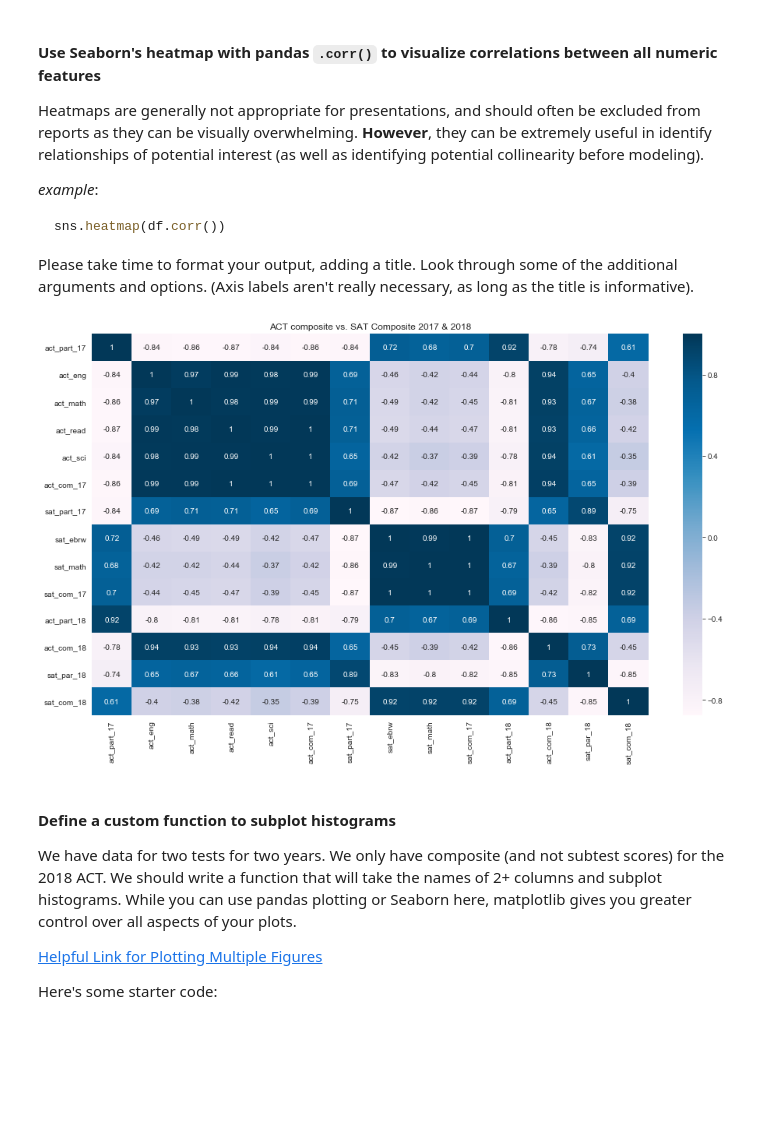
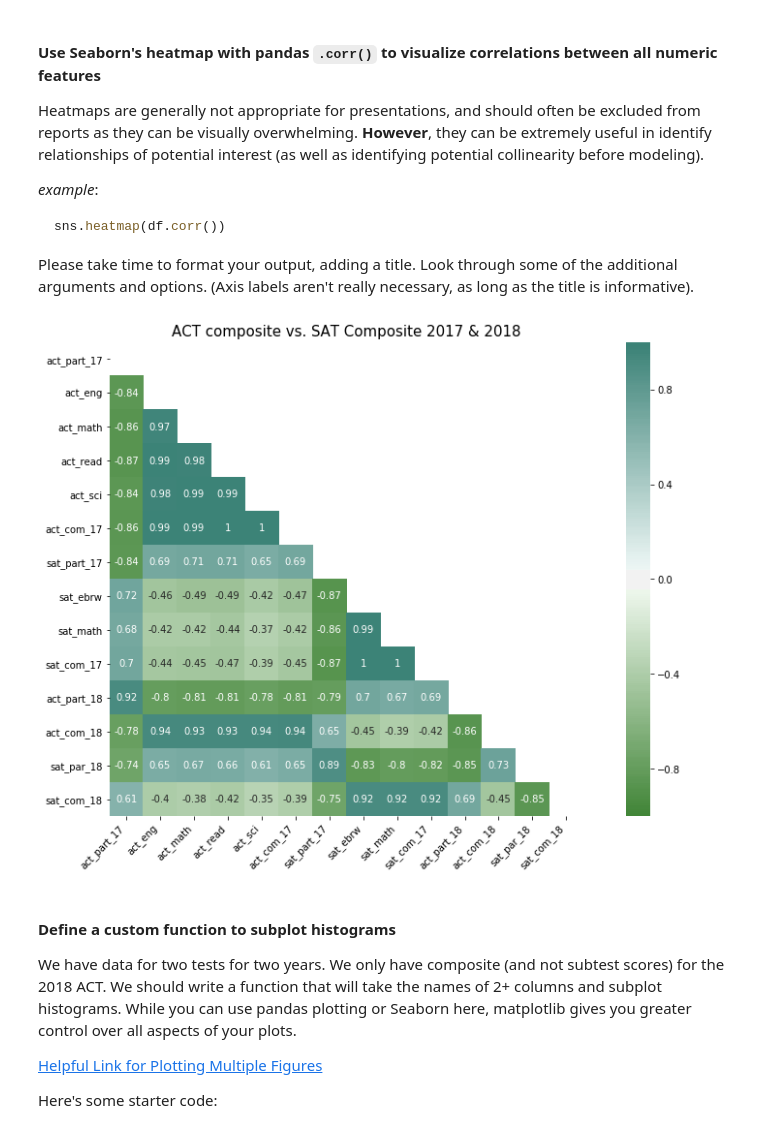
Before and after one commit to pwalesdi/GA_Project_1, a Jupyter notebook: code/SAT_ACT_LAB.ipynb, the cells around one changed output. Cells and saved outputs as stored; diff of their text form; code cells hidden in the pictures; blank space fills up the shorter version.

````diff
--- a/code/SAT_ACT_LAB.ipynb
+++ b/code/SAT_ACT_LAB.ipynb
@@ -600,13 +600,31 @@ sns.heatmap(df.corr())
 ```
 
 Please take time to format your output, adding a title. Look through some of the additional arguments and options. (Axis labels aren't really necessary, as long as the title is informative).
-# %%
-import seaborn as sns
-plt.figure(figsize=(16, 9))
-sns.heatmap((act_sat1718.corr()), cmap='PuBu', annot=True);
-plt.title("ACT composite vs. SAT Composite 2017 & 2018");
-# %% [output]
-[figure, removed]
+# %%
+import seaborn as sns
+plt.figure(figsize=(16, 9))
+
+corr = act_sat1718.corr()
+# Set up mask to be "True" in the upper triangle.
+mask = np.zeros_like(corr)
+mask[np.triu_indices_from(mask)] = True
+plt.title("ACT composite vs. SAT Composite 2017 & 2018", fontsize=15);
+
+
+ax = sns.heatmap(corr,
+    vmin=-1, vmax=1, center=0,
+    cmap=sns.diverging_palette(125, 175, n=200),
+    mask = mask,
+    square=True,
+    annot=True)
+
+ax.set_xticklabels(
+    ax.get_xticklabels(),
+    rotation=45,
+    horizontalalignment='right'
+);
+# %% [output]
+[figure, added]
 # %% [markdown]
 #### Define a custom function to subplot histograms
 
````
Also changed, not shown: parts of 11 cells of this notebook, 4 other files.
